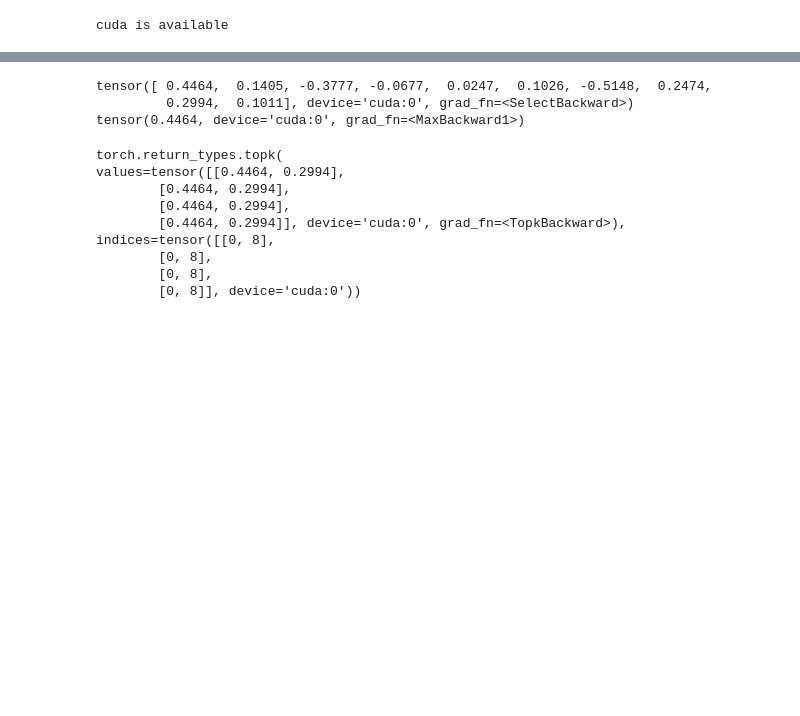
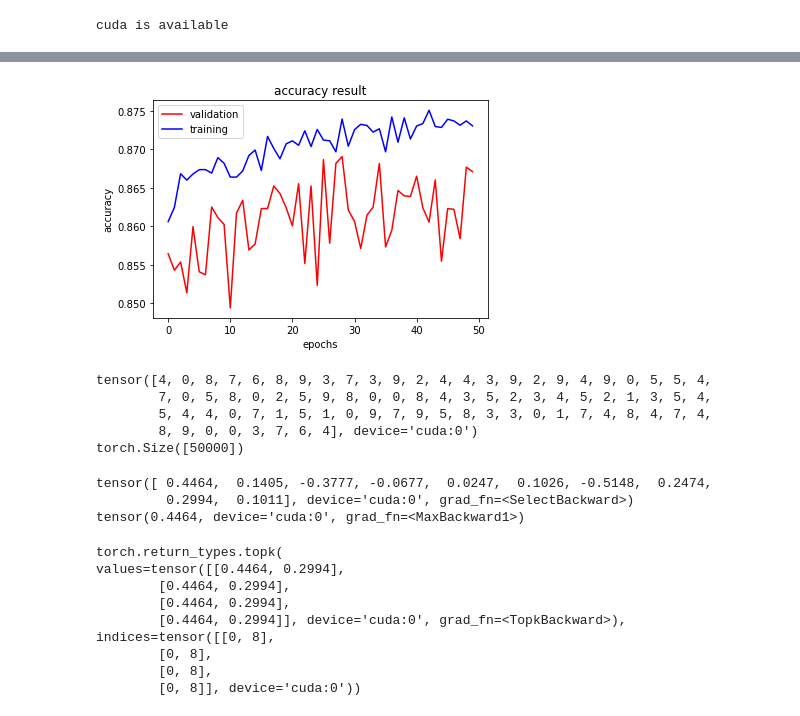
Before and after one commit to TasnimZiaProma/fmnist-experiment, a Jupyter notebook: FmnistExperiment.ipynb, the cells around one changed output, grey strips where cells are left out. Drawn from its saved outputs; the diff is of its cells as text; code cells hidden in the pictures; blank space fills up the shorter version.

```diff
--- a/FmnistExperiment.ipynb
+++ b/FmnistExperiment.ipynb
@@ -186,3 +317,18 @@ Finished Training
+# %%
+result_plot(v_value= v_acc ,t_value= acc,title="accuracy result", ylabel="accuracy")
+# %% [output]
+[figure, added]
+# %%
+values, ind = torch.max(output, dim=1)
+print(ind)
+values, ind = torch.max(pred, dim = 1)
+print(ind.size())
+# %% [output]
+tensor([4, 0, 8, 7, 6, 8, 9, 3, 7, 3, 9, 2, 4, 4, 3, 9, 2, 9, 4, 9, 0, 5, 5, 4,
+        7, 0, 5, 8, 0, 2, 5, 9, 8, 0, 0, 8, 4, 3, 5, 2, 3, 4, 5, 2, 1, 3, 5, 4,
+        5, 4, 4, 0, 7, 1, 5, 1, 0, 9, 7, 9, 5, 8, 3, 3, 0, 1, 7, 4, 8, 4, 7, 4,
+        8, 9, 0, 0, 3, 7, 6, 4], device='cuda:0')
+torch.Size([50000])
 # %%
 print(outputs[1])
 print(torch.max(outputs[0]))
```
Also changed, not shown: parts of 26 cells of this notebook, 1 other file.
